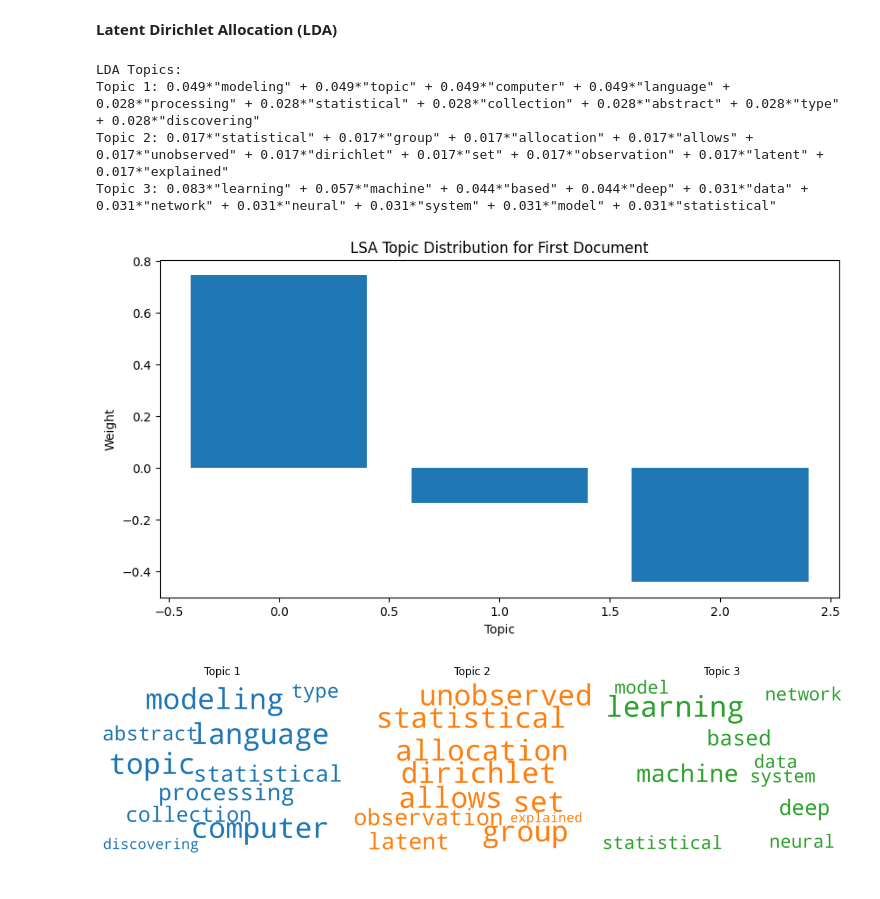
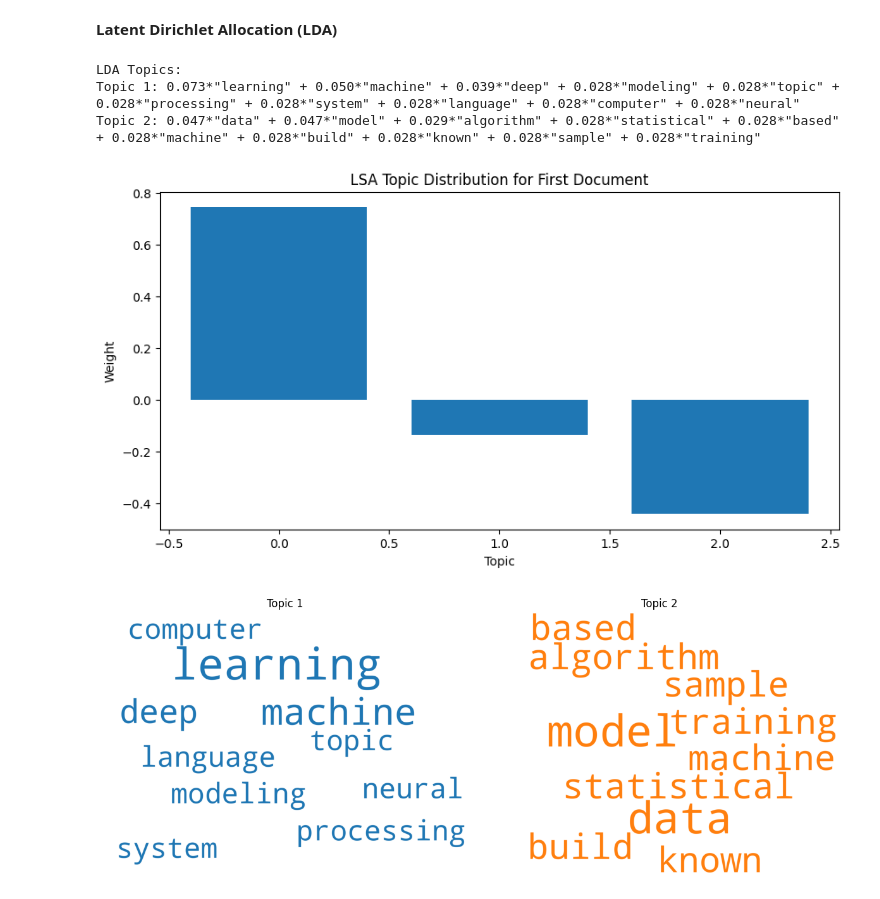
Before and after one commit to rdevia/text_mining_unrn, a Jupyter notebook: topic_modelling_clase3.ipynb, the cells around one changed output. Drawn from its saved outputs; the diff is of its cells as text; code cells hidden in the pictures.

```diff
--- a/topic_modelling_clase3.ipynb
+++ b/topic_modelling_clase3.ipynb
@@ -128,7 +155,7 @@ corpus = [dictionary.doc2bow(doc) for doc in processed_docs]
 # Create LDA model --> num of topics 3
 lda_model = models.LdaModel(corpus=corpus,
                            id2word=dictionary,
-                           num_topics=3,
+                           num_topics=2,
                            random_state=42,
                            passes=10)
 
@@ -138,9 +165,8 @@ for idx, topic in lda_model.print_topics(-1):
     print(f"Topic {idx + 1}: {topic}")
 # %% [output]
 LDA Topics:
-Topic 1: 0.049*"modeling" + 0.049*"topic" + 0.049*"computer" + 0.049*"language" + 0.028*"processing" + 0.028*"statistical" + 0.028*"collection" + 0.028*"abstract" + 0.028*"type" + 0.028*"discovering"
-Topic 2: 0.017*"statistical" + 0.017*"group" + 0.017*"allocation" + 0.017*"allows" + 0.017*"unobserved" + 0.017*"dirichlet" + 0.017*"set" + 0.017*"observation" + 0.017*"latent" + 0.017*"explained"
-Topic 3: 0.083*"learning" + 0.057*"machine" + 0.044*"based" + 0.044*"deep" + 0.031*"data" + 0.031*"network" + 0.031*"neural" + 0.031*"system" + 0.031*"model" + 0.031*"statistical"
+Topic 1: 0.073*"learning" + 0.050*"machine" + 0.039*"deep" + 0.028*"modeling" + 0.028*"topic" + 0.028*"processing" + 0.028*"system" + 0.028*"language" + 0.028*"computer" + 0.028*"neural"
+Topic 2: 0.047*"data" + 0.047*"model" + 0.029*"algorithm" + 0.028*"statistical" + 0.028*"based" + 0.028*"machine" + 0.028*"build" + 0.028*"known" + 0.028*"sample" + 0.028*"training"
 # %%
 # Visualize LSA document-topic distribution
 plt.figure(figsize=(10, 5))
@@ -148,33 +174,33 @@ plt.bar(range(n_components), lsa_tfidf[0])
 plt.xlabel('Topic')
 plt.ylabel('Weight')
 plt.title('LSA Topic Distribution for First Document')
 plt.show()
 
 # Visualize LDA topics (word weights)
 import matplotlib.colors as mcolors
 from wordcloud import WordCloud
 
 cols = [color for name, color in mcolors.TABLEAU_COLORS.items()]
 
 cloud = WordCloud(background_color='white',
                   width=2500,
                   height=1800,
                   max_words=10,
                   colormap='tab10',
                   color_func=lambda *args, **kwargs: cols[i],
                   prefer_horizontal=1.0)
 
 plt.figure(figsize=(12, 8))
-for i in range(3):
-    plt.subplot(1, 3, i+1)
+for i in range(2):
+    plt.subplot(1, 2, i+1)
     topic_words = dict(lda_model.show_topic(i, 10))
     cloud.generate_from_frequencies(topic_words, max_font_size=300)
     plt.imshow(cloud)
     plt.axis('off')
     plt.title(f'Topic {i+1}')
 
 plt.tight_layout()
 plt.show()
 # %% [output]
 [figure]
-[figure, old version]
+[figure, new version]
```
Also changed, not shown: parts of 3 cells of this notebook.
